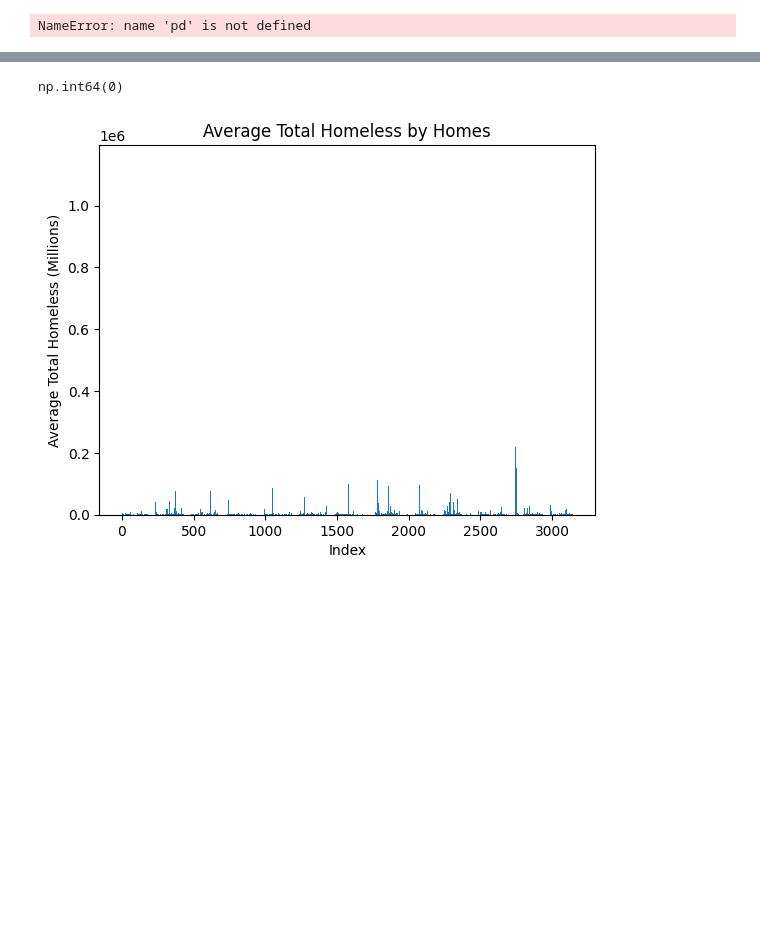
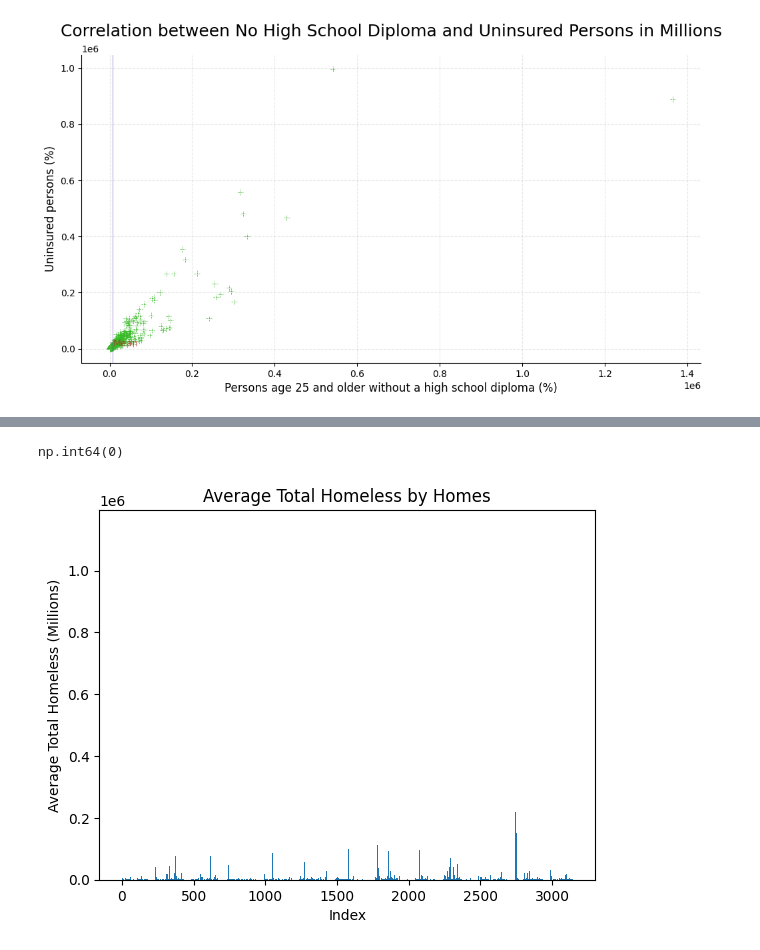
Before and after one commit to fmassaro1966/CYSocialDeterminatesFM, a Jupyter notebook: Notebook/Socialdeterminants2.ipynb, the cells around one changed output, grey strips where cells are left out. Saved outputs shown, nothing was run; the diff lists cells and outputs as text; code cells hidden in the pictures; blank space fills up the shorter version.

```diff
--- a/Notebook/Socialdeterminants2.ipynb
+++ b/Notebook/Socialdeterminants2.ipynb
@@ -127,47 +164,45 @@ NameError: name 'df' is not defined
 # %%
-df = pd.DataFrame(data)
-
 plt.figure(figsize=(12, 6))
 
-plt.plot(
-    df['E_NOHSDP'],
-    df['E_UNINSUR'],
+plt.scatter(
+    df['population_no_high_school_diploma'],
+    df['uninsured_population'],
     marker='+',
     linestyle='--',
     color='#37BA26',
     linewidth=0.5
 )
 
 plt.xlabel("Persons age 25 and older without a high school diploma (%)", fontsize=12)
 plt.ylabel("Uninsured persons (%)", fontsize=12)
 plt.title("Correlation between No High School Diploma and Uninsured Persons in Millions", fontsize=18, pad=20)
 
 ax = plt.gca()
-ax.spines['top'].set_visible(False)
-ax.spines['right'].set_visible(False)
+ax.spines["top"].set_visible(False)
+ax.spines["right"].set_visible(False)
 
-mean_x = df['E_NOHSDP'].mean()
-mean_y = df['E_UNINSUR'].mean()
+mean_x = df["population_no_high_school_diploma"].mean()
+mean_y = df["uninsured_population"].mean()
 ax.axvline(
     mean_x,
-    color="#37BA26BA",
+    color="#4426BAB9",
     linewidth=0.5,
     alpha=0.7
 )
 
 ax.text(
     mean_x + 0.5,
     mean_y,
     "Mean",
-    color="#37BA26BA",
+    color="#BA2626B9",
     fontsize=10
 )
 
-ax.grid(True, linestyle='--', alpha=0.3)
+ax.grid(True, linestyle="--", alpha=0.3)
 
 plt.show()
 # %% [output]
-NameError: name 'pd' is not defined
+[figure, added]
 # %%
 # Ensure dataframe 'df' is available (load it if not already defined)
 if 'pd' not in globals():
```
Also changed, not shown: parts of 10 cells of this notebook.
